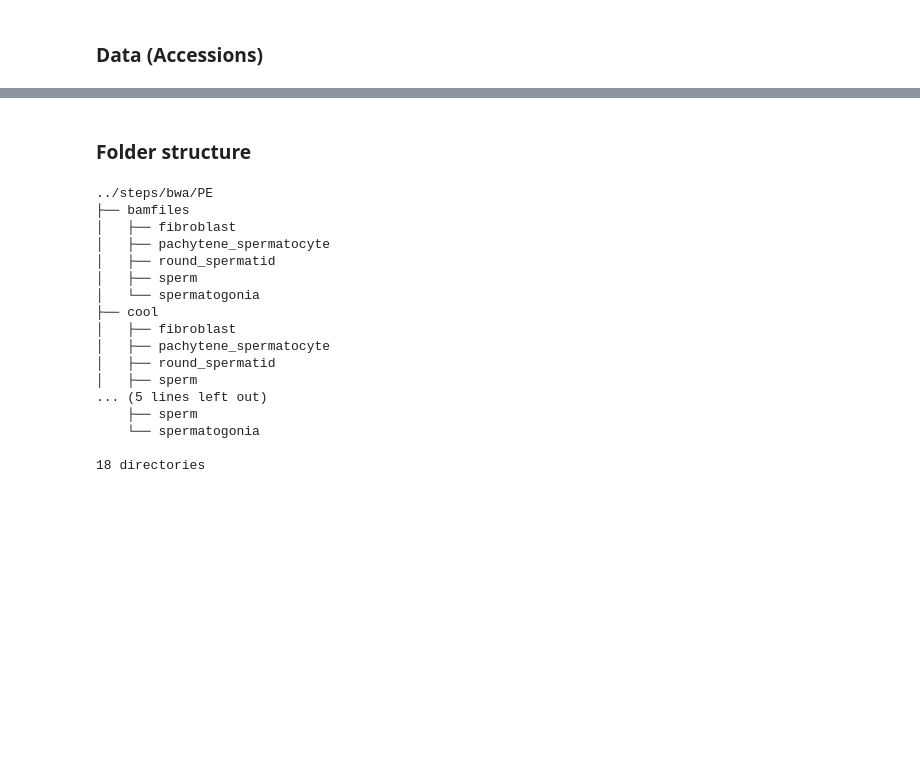
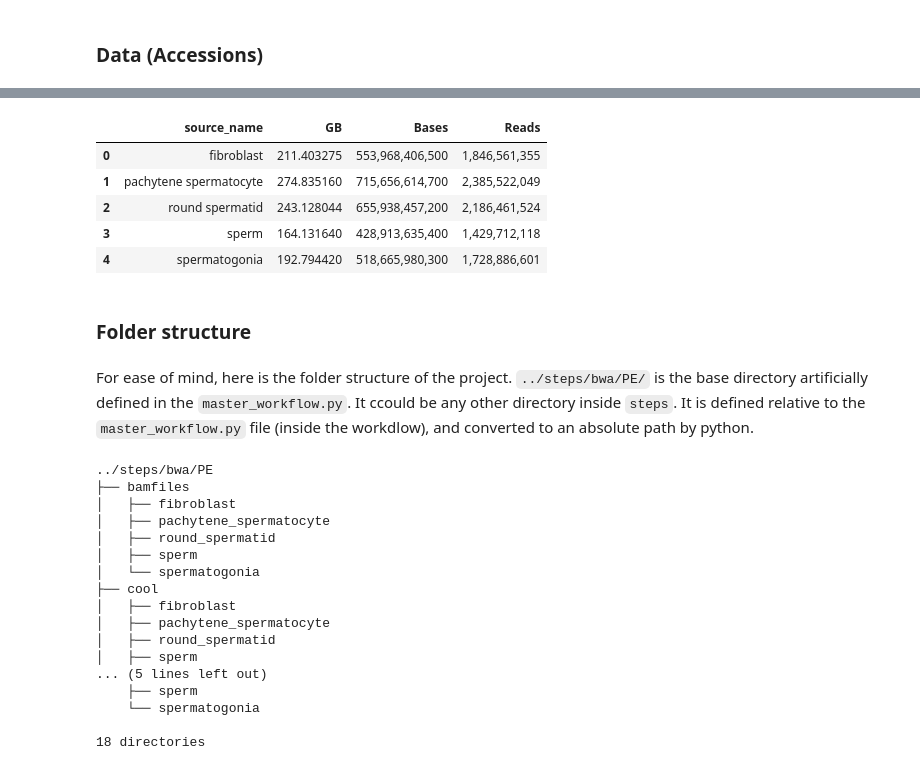
Before and after one commit to munch-group/hic-spermatogenesis, a Jupyter notebook: notebooks/03_compartments.ipynb, the cells around one changed output, grey strips where cells are left out. Drawn from its saved outputs; the diff is of its cells as text; code cells hidden in the pictures; blank space fills up the shorter version.

```diff
--- a/notebooks/03_compartments.ipynb
+++ b/notebooks/03_compartments.ipynb
@@ -36,5 +55,4 @@ df = df[['source_name', 'BioSample', 'Run', 'GB', 'Bases', 'Reads']]
 df1 = df.style.format({'Bases': '{:,.0f}', 'Reads': '{:,.0f}'})
 
 df_grouped = df.groupby('source_name').agg({'GB': 'sum', 'Bases': 'sum', 'Reads': 'sum'}).reset_index()
-
-display(df1, df_grouped)
+df_grouped = df_grouped.style.format({'Bases': '{:,.0f}', 'Reads': '{:,.0f}'})
@@ -65,4 +83,27 @@ display(df1, df_grouped)
+# %%
+#| echo: false
+#| label: tbl-runtable-summary
+#| tbl-cap: "Summary of the data accessions used in this analysis"
+
+display(df_grouped)
+# %% [output]
+|  | source_name | GB | Bases | Reads |
+| 0 | fibroblast | 211.403275 | 553,968,406,500 | 1,846,561,355 |
+| 1 | pachytene spermatocyte | 274.835160 | 715,656,614,700 | 2,385,522,049 |
+| 2 | round spermatid | 243.128044 | 655,938,457,200 | 2,186,461,524 |
+| 3 | sperm | 164.131640 | 428,913,635,400 | 1,429,712,118 |
+| 4 | spermatogonia | 192.794420 | 518,665,980,300 | 1,728,886,601 |
 # %% [markdown]
 ### Folder structure
+# %%
+#| echo: false
+#| label: md-folder-structure
+
+Markdown("""
+For ease of mind, here is the folder structure of the project. `../steps/bwa/PE/` is the base directory artificially defined in the `master_workflow.py`. It ccould be any other directory inside `steps`. It is defined relative to the `master_workflow.py` file (inside the workdlow), and converted to an absolute path by python.
+         """)
+# %% [output]
+
+For ease of mind, here is the folder structure of the project. `../steps/bwa/PE/` is the base directory artificially defined in the `master_workflow.py`. It ccould be any other directory inside `steps`. It is defined relative to the `master_workflow.py` file (inside the workdlow), and converted to an absolute path by python.
 # %%
 #| echo: false
```
Also changed, not shown: parts of 22 cells of this notebook, 1 other file.
